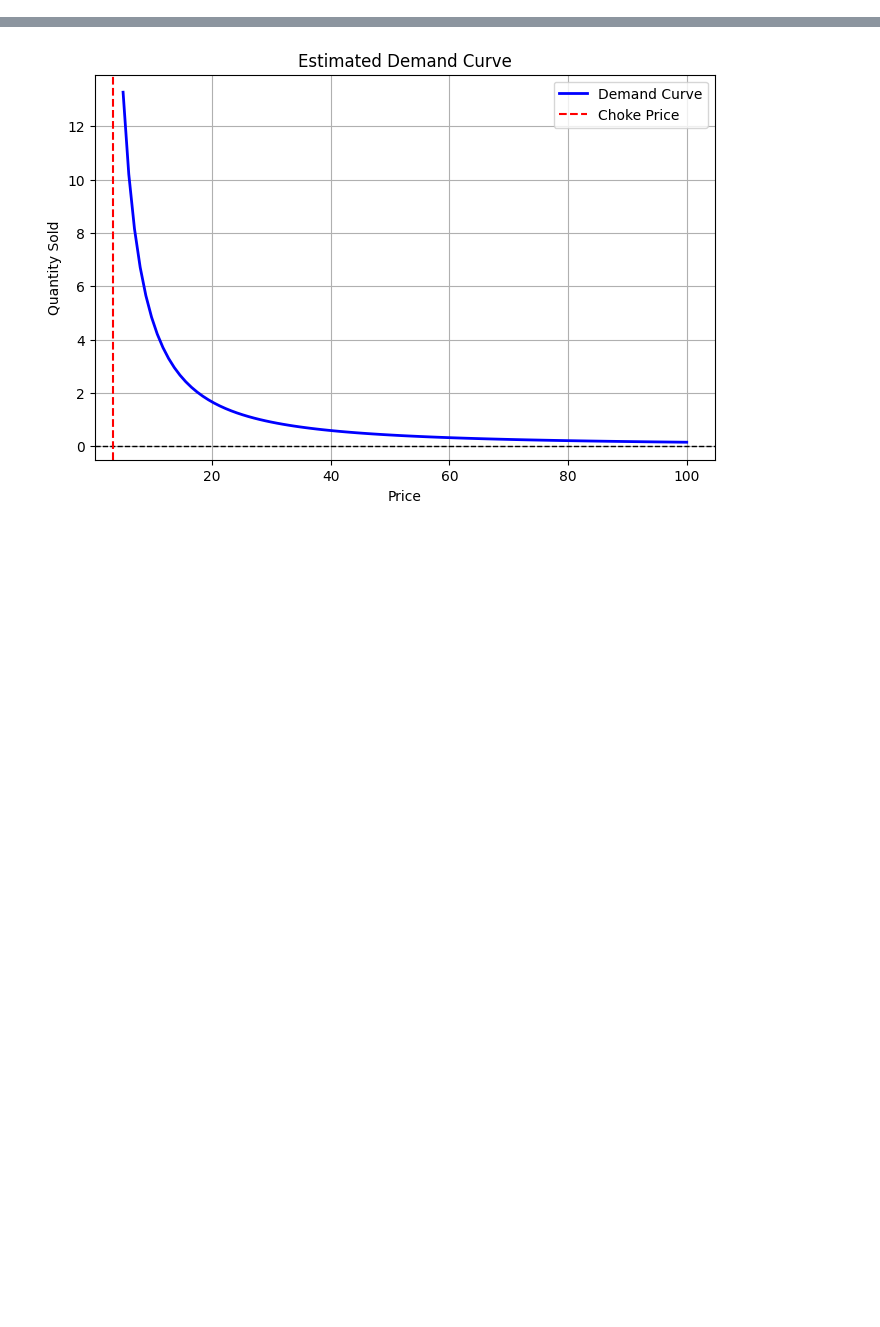
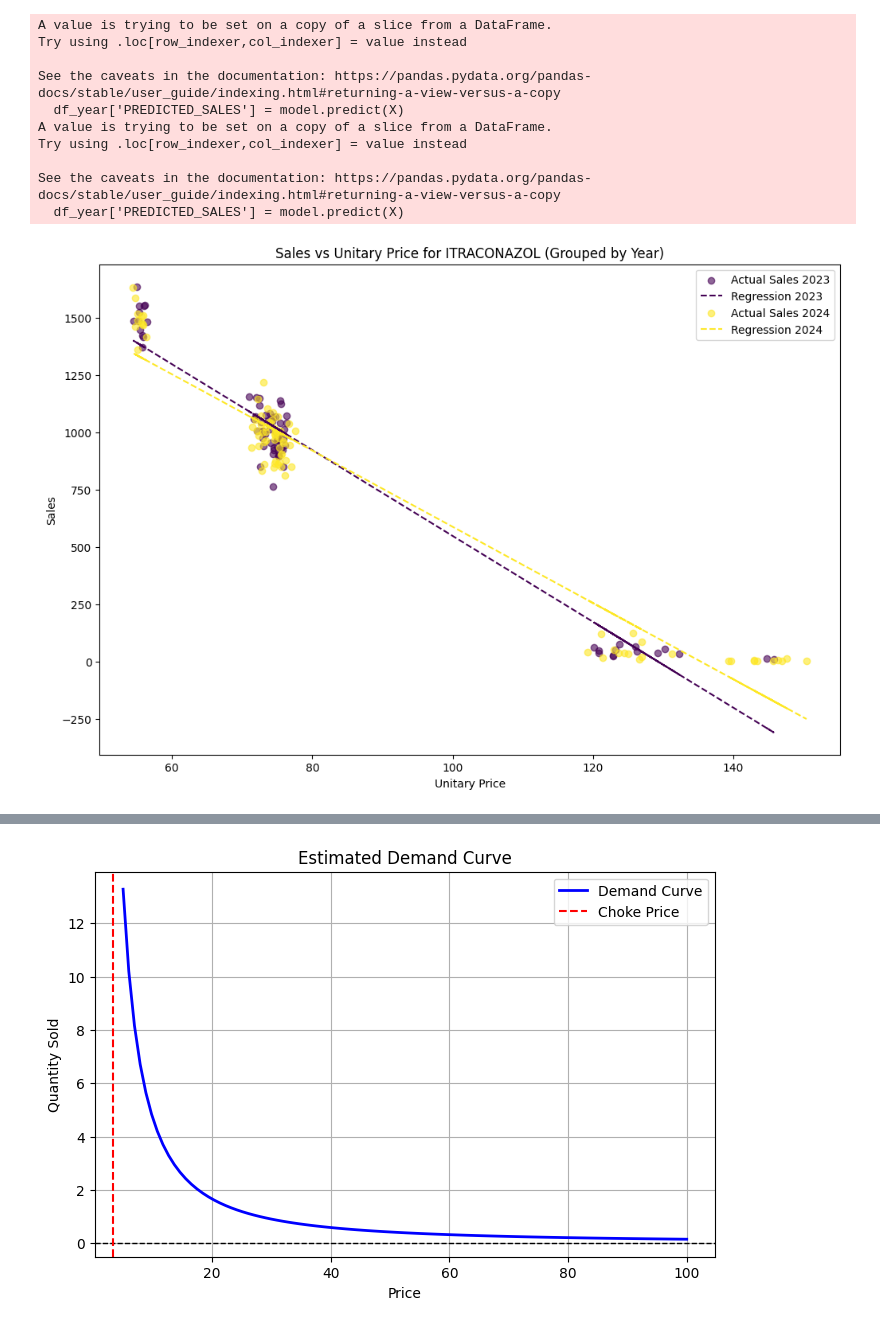
Before and after one commit to Jailsonrs/PricingSLM, a Jupyter notebook: models/modelling.ipynb, the cells around one changed output, grey strips where cells are left out. Cells and saved outputs as stored; diff of their text form; code cells hidden in the pictures; blank space fills up the shorter version.

```diff
--- a/models/modelling.ipynb
+++ b/models/modelling.ipynb
@@ -207,0 +175,80 @@ df_product
+# %%
+import pandas as pd
+import numpy as np
+import matplotlib.pyplot as plt
+import seaborn as sns
+import statsmodels.api as sm
+
+# Assuming your data has a 'YEAR' column. If not, create it from a date column:
+# df_train_grouped['YEAR'] = pd.to_datetime(df_train_grouped['DATE']).dt.year
+
+product_name = 'ITRACONAZOL'
+df_product = df_train_grouped[df_train_grouped['PRODUTO'] == product_name]
+
+# Check if data exists
+if df_product.empty:
+    raise ValueError(f"No data found for product: {product_name}")
+
+# Create a figure
+plt.figure(figsize=(12, 8))
+
+# Define colors for different years (using a colormap)
+years = df_product['year'].unique()
+colors = plt.cm.viridis(np.linspace(0, 1, len(years)))  # Use a colormap like viridis, rainbow, etc.
+
+# Loop through each year and fit/predict/plot
+for idx, year in enumerate(years):
+    # Filter data for the year
+    df_year = df_product[df_product['year'] == year]
+
+    # Fit OLS model
+    X = sm.add_constant(df_year['UNITARY_PRICE_MEAN'])
+    model = sm.OLS(df_year['QUANTITY_SOLD_TOTAL'], X).fit()
+
+    # Predict values
+    df_year['PREDICTED_SALES'] = model.predict(X)
+
+    # Plot scatter points
+    plt.scatter(
+        df_year['UNITARY_PRICE_MEAN'],
+        df_year['QUANTITY_SOLD_TOTAL'],
+        color=colors[idx],
+        alpha=0.6,
+        label=f'Actual Sales {year}'
+    )
+
+    # Plot regression line
+    plt.plot(
+        df_year['UNITARY_PRICE_MEAN'],
+        df_year['PREDICTED_SALES'],
+        color=colors[idx],
+        linestyle='--',
+        label=f'Regression {year}'
+    )
+
+# Add labels and legend
+plt.xlabel('Unitary Price')
+plt.ylabel('Sales')
+plt.title(f'Sales vs Unitary Price for {product_name} (Grouped by Year)')
+plt.legend()
+plt.show()
+
+# Optional: Print model summaries
+for year in years:
+    df_year = df_product[df_product['year'] == year]
+    X = sm.add_constant(df_year['UNITARY_PRICE_MEAN'])
+    model = sm.OLS(df_year['QUANTITY_SOLD_TOTAL'], X).fit()
+    print(f"\nYear {year} Regression Summary:")
+    print(model.summary())
+# %% [output]
+A value is trying to be set on a copy of a slice from a DataFrame.
+Try using .loc[row_indexer,col_indexer] = value instead
+
+See the caveats in the documentation: https://pandas.pydata.org/pandas-docs/stable/user_guide/indexing.html#returning-a-view-versus-a-copy
+  df_year['PREDICTED_SALES'] = model.predict(X)
+A value is trying to be set on a copy of a slice from a DataFrame.
+Try using .loc[row_indexer,col_indexer] = value instead
+
+See the caveats in the documentation: https://pandas.pydata.org/pandas-docs/stable/user_guide/indexing.html#returning-a-view-versus-a-copy
+  df_year['PREDICTED_SALES'] = model.predict(X)
+[figure, added]
```
Also changed, not shown: parts of 17 cells of this notebook, 2 other files.
